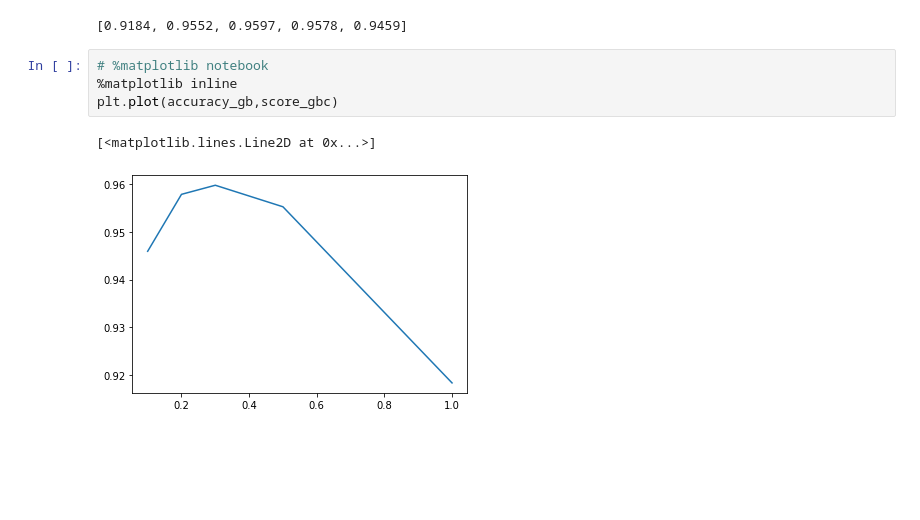
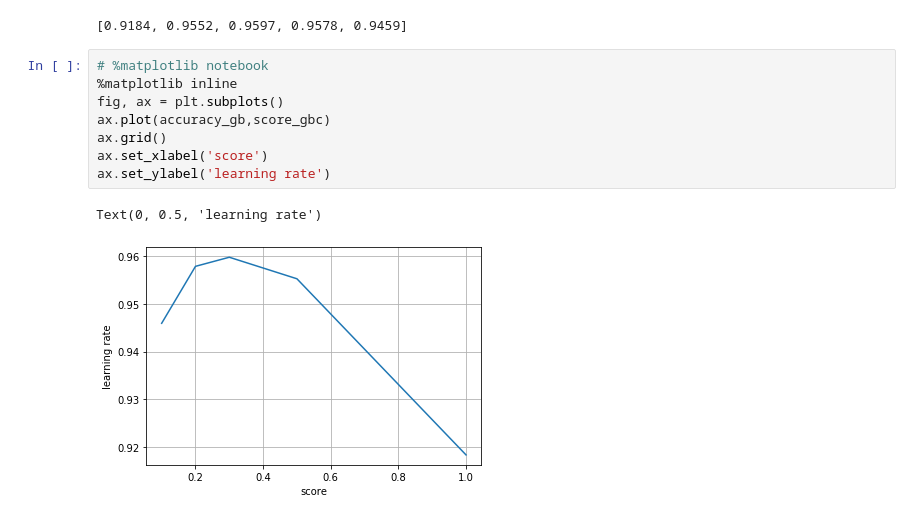
Before and after one commit to Huskell/lab3, a Jupyter notebook: lab3_second_half.ipynb, the cells around one changed output. Saved outputs shown, nothing was run; the diff lists cells and outputs as text; blank space fills up the shorter version.

```diff
--- a/lab3_second_half.ipynb
+++ b/lab3_second_half.ipynb
@@ -179,7 +179,11 @@ display(score_gbc)
 # %%
 # %matplotlib notebook
 %matplotlib inline
-plt.plot(accuracy_gb,score_gbc)
+fig, ax = plt.subplots()
+ax.plot(accuracy_gb,score_gbc)
+ax.grid()
+ax.set_xlabel('score')
+ax.set_ylabel('learning rate')
 # %% [output]
-[<matplotlib.lines.Line2D at 0x...>]
+Text(0, 0.5, 'learning rate')
-[figure, old version]
+[figure, new version]
```
